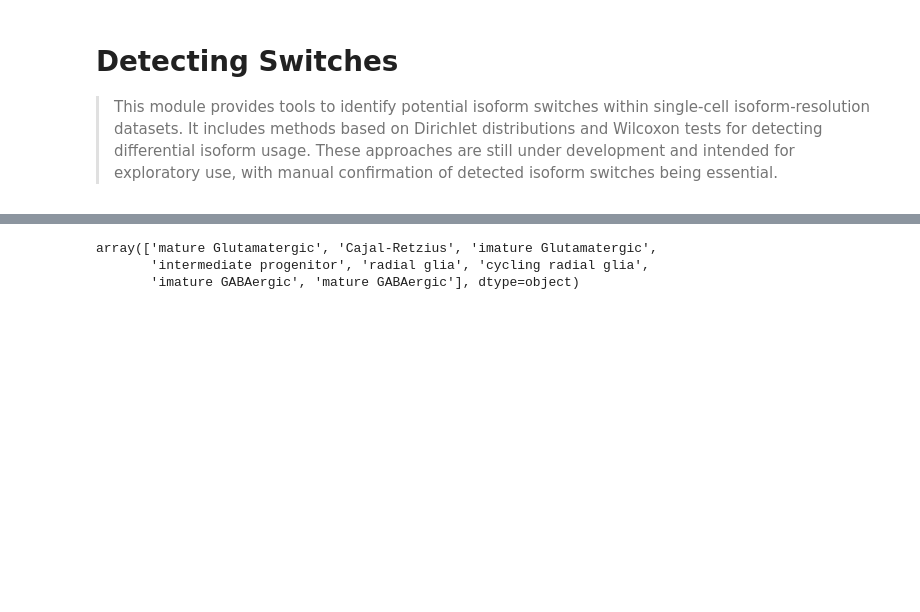
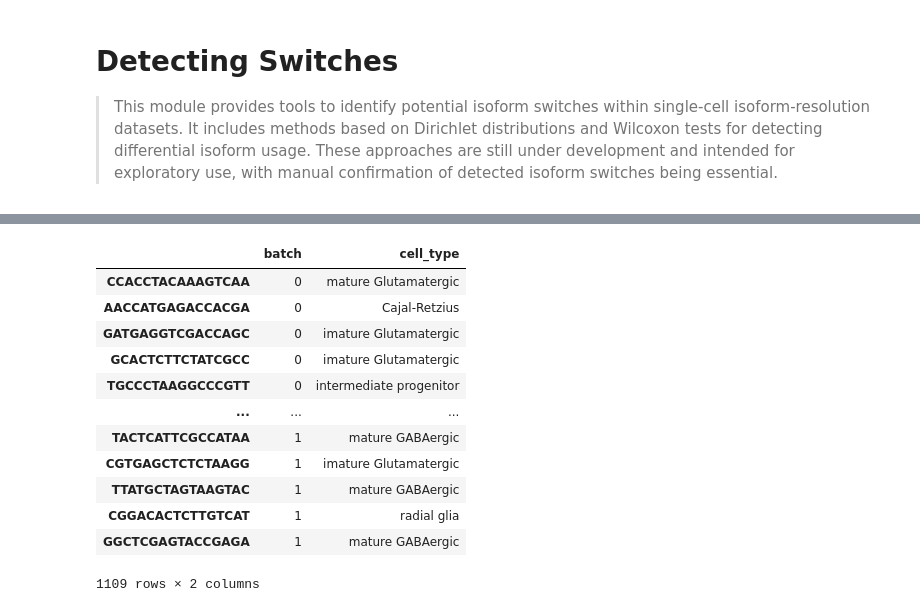
Before and after one commit to cobioda/allos, a Jupyter notebook: nbs/005_switch_search.ipynb, the cells around one changed output, grey strips where cells are left out. Drawn from its saved outputs; the diff is of its cells as text; code cells hidden in the pictures; blank space fills up the shorter version.

```diff
--- a/nbs/005_switch_search.ipynb
+++ b/nbs/005_switch_search.ipynb
@@ -724,9 +591,19 @@ Test data (mouse_1) downloaded successfully
 ✅ Decompression complete.
 Test data (mouse_2) downloaded successfully
 # %%
-combined_mouse_data.obs['cell_type'].unique()
+combined_mouse_data.obs
 # %% [output]
+|  | batch | cell_type |
+| CCACCTACAAAGTCAA | 0 | mature Glutamatergic |
+| AACCATGAGACCACGA | 0 | Cajal-Retzius |
+| GATGAGGTCGACCAGC | 0 | imature Glutamatergic |
+| GCACTCTTCTATCGCC | 0 | imature Glutamatergic |
+| TGCCCTAAGGCCCGTT | 0 | intermediate progenitor |
+| ... | ... | ... |
+| TACTCATTCGCCATAA | 1 | mature GABAergic |
+| CGTGAGCTCTCTAAGG | 1 | imature Glutamatergic |
+| TTATGCTAGTAAGTAC | 1 | mature GABAergic |
+| CGGACACTCTTGTCAT | 1 | radial glia |
+| GGCTCGAGTACCGAGA | 1 | mature GABAergic |
-array(['mature Glutamatergic', 'Cajal-Retzius', 'imature Glutamatergic',
-       'intermediate progenitor', 'radial glia', 'cycling radial glia',
-       'imature GABAergic', 'mature GABAergic'], dtype=object)
+1109 rows × 2 columns
 # %%
```
Also changed, not shown: parts of 29 cells of this notebook, 11 other files.
